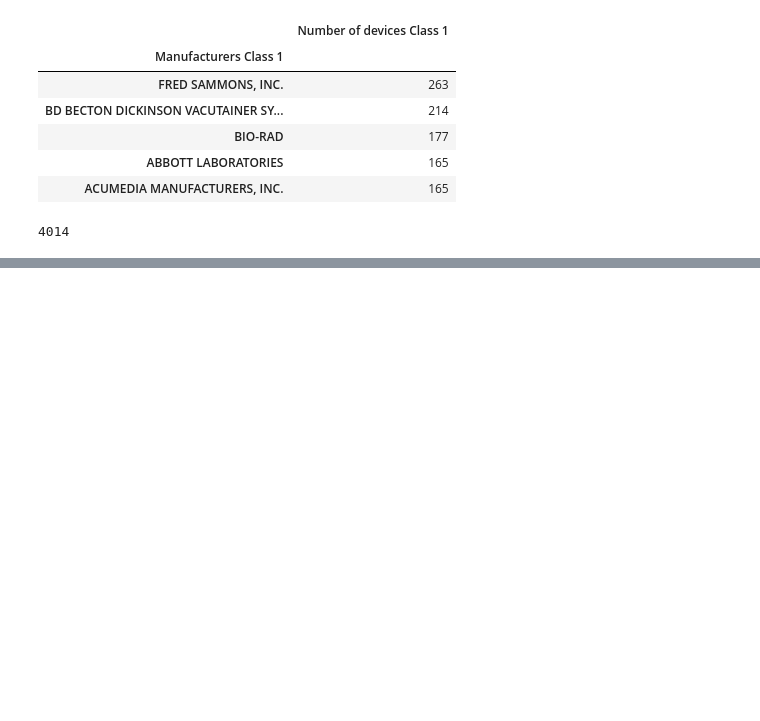
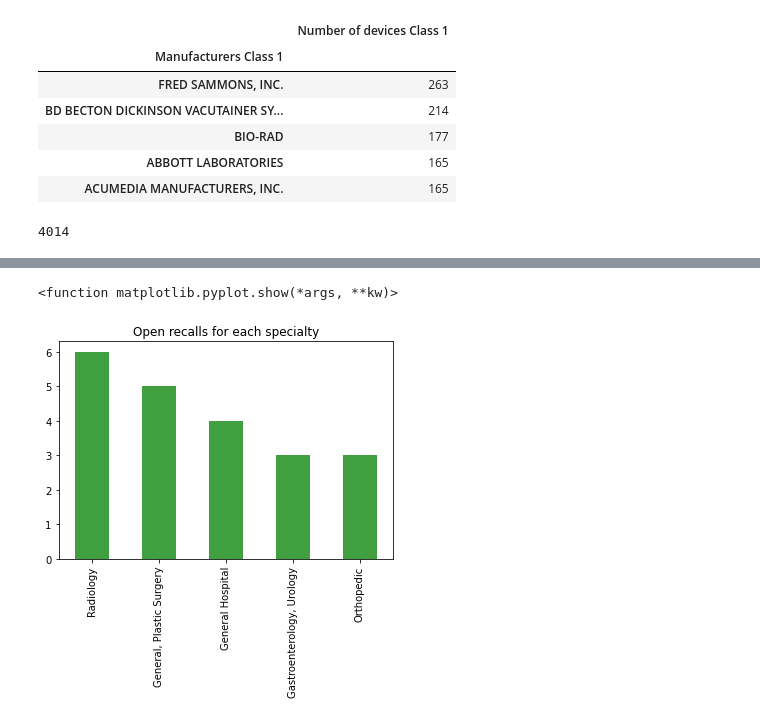
Before and after one commit to Cosette3737/Project1GroupB, a Jupyter notebook: Untitled.ipynb, the cells around one changed output, grey strips where cells are left out. Drawn from its saved outputs; the diff is of its cells as text; code cells hidden in the pictures; blank space fills up the shorter version.

```diff
--- a/Untitled.ipynb
+++ b/Untitled.ipynb
@@ -574,10 +660,13 @@ recall_info_df
 # %%
 specialty_open=recall_info_df["Medical Specialty"].value_counts()
 specopen=specialty_open.head()
 specopen
 
-specopen.plot(kind='bar',title='Open recalls for each specialty', color='b', alpha=.75)
+specopen.plot(kind='bar',title='Open recalls for each specialty', color='g', alpha=.75)
 plt.show
+# %% [output]
+<function matplotlib.pyplot.show(*args, **kw)>
+[figure, added]
 # %%
 type_open=recall_info_df["Type of Device"].value_counts()
 types_open=type_open.head()
```
Also changed, not shown: parts of 14 cells of this notebook.
